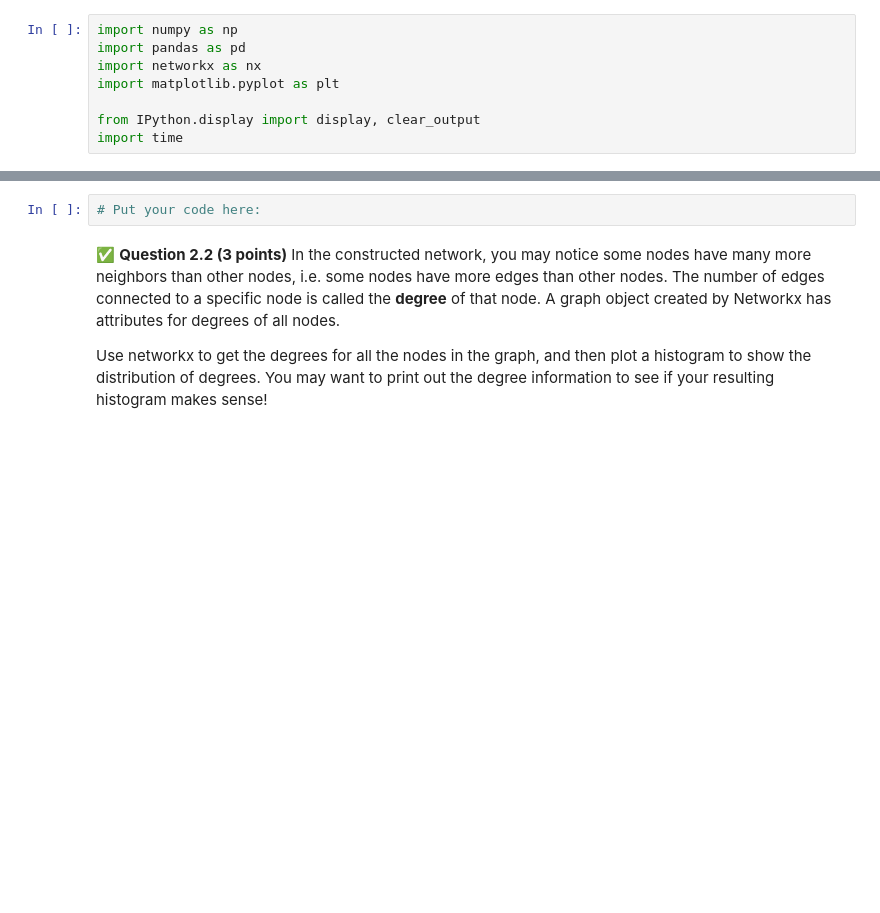
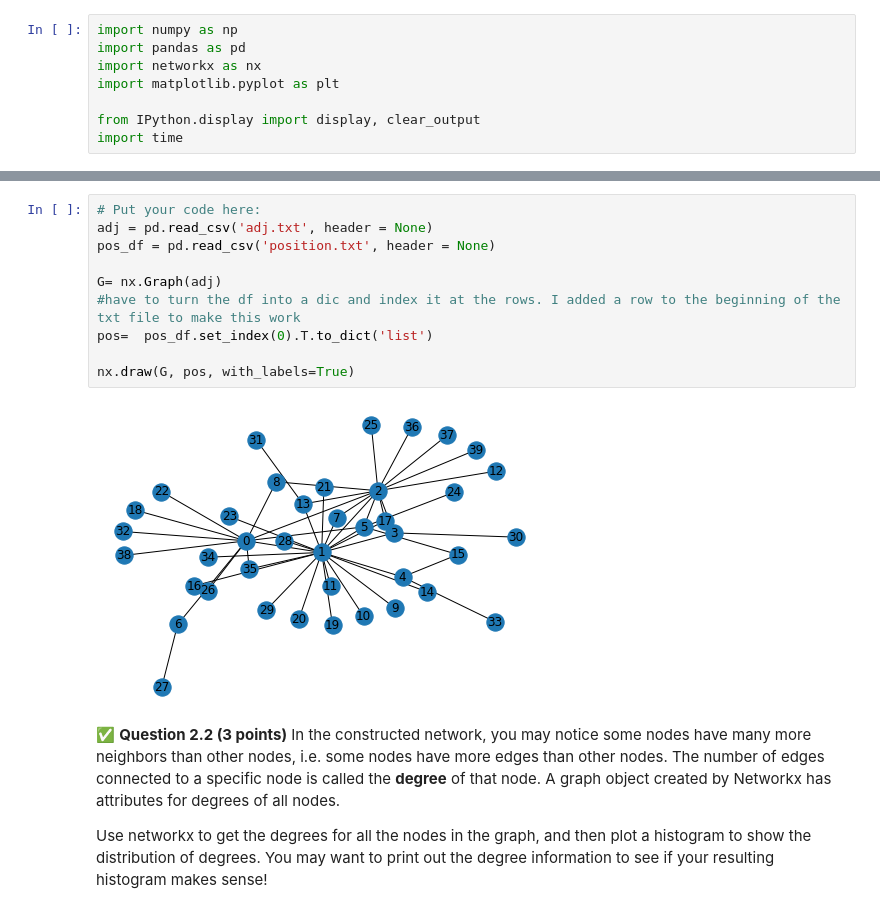
Before and after one commit to hewittso/cmse202-s21-turnin, a Jupyter notebook: hw-04/HW-04_graph_regression-STUDENT.ipynb, the cells around one changed output, grey strips where cells are left out. Cells and saved outputs as stored; diff of their text form; blank space fills up the shorter version.

```diff
--- a/hw-04/HW-04_graph_regression-STUDENT.ipynb
+++ b/hw-04/HW-04_graph_regression-STUDENT.ipynb
@@ -63,8 +63,18 @@ Visualize the graph after it's constructed, with node labels (0-based node IDs)
 If you're successful in getting everything loaded up and you visualize the graph, you should get something that looks like this:
 
 <img src="https://i.ibb.co/TP0Sw1r/social-network.png" alt="social-network" border="0">
-# %%
-# Put your code here:
+# %%
+# Put your code here:
+adj = pd.read_csv('adj.txt', header = None)
+pos_df = pd.read_csv('position.txt', header = None)
+
+G= nx.Graph(adj)
+#have to turn the df into a dic and index it at the rows. I added a row to the beginning of the txt file to make this work
+pos=  pos_df.set_index(0).T.to_dict('list')
+
+nx.draw(G, pos, with_labels=True)
+# %% [output]
+[figure, added]
 # %% [markdown]
 &#9989;  **Question 2.2 (3 points)** In the constructed network, you may notice some nodes have many more neighbors than other nodes, i.e. some nodes have more edges than other nodes. The number of edges connected to a specific node is called the **degree** of that node. A graph object created by Networkx has attributes for degrees of all nodes.
 
```
Also changed, not shown: parts of 18 cells of this notebook.
